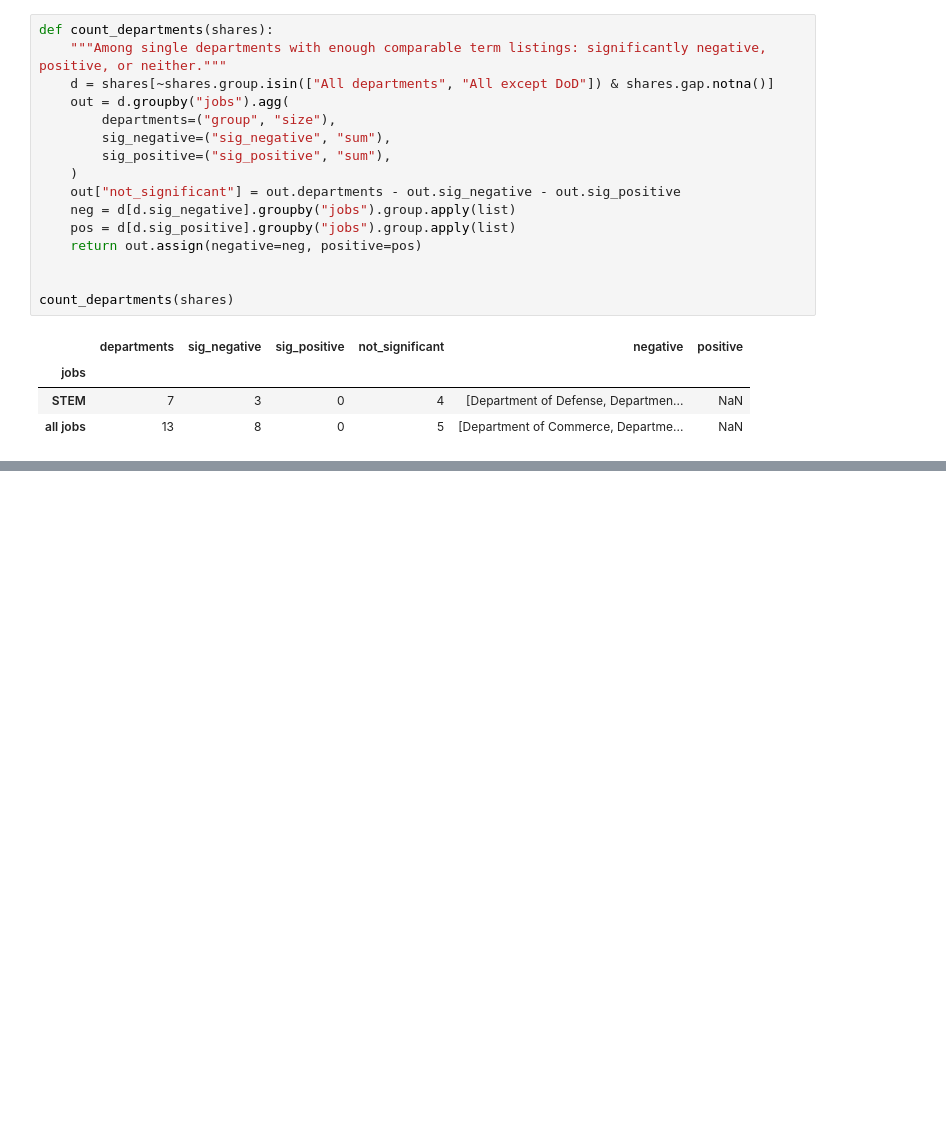
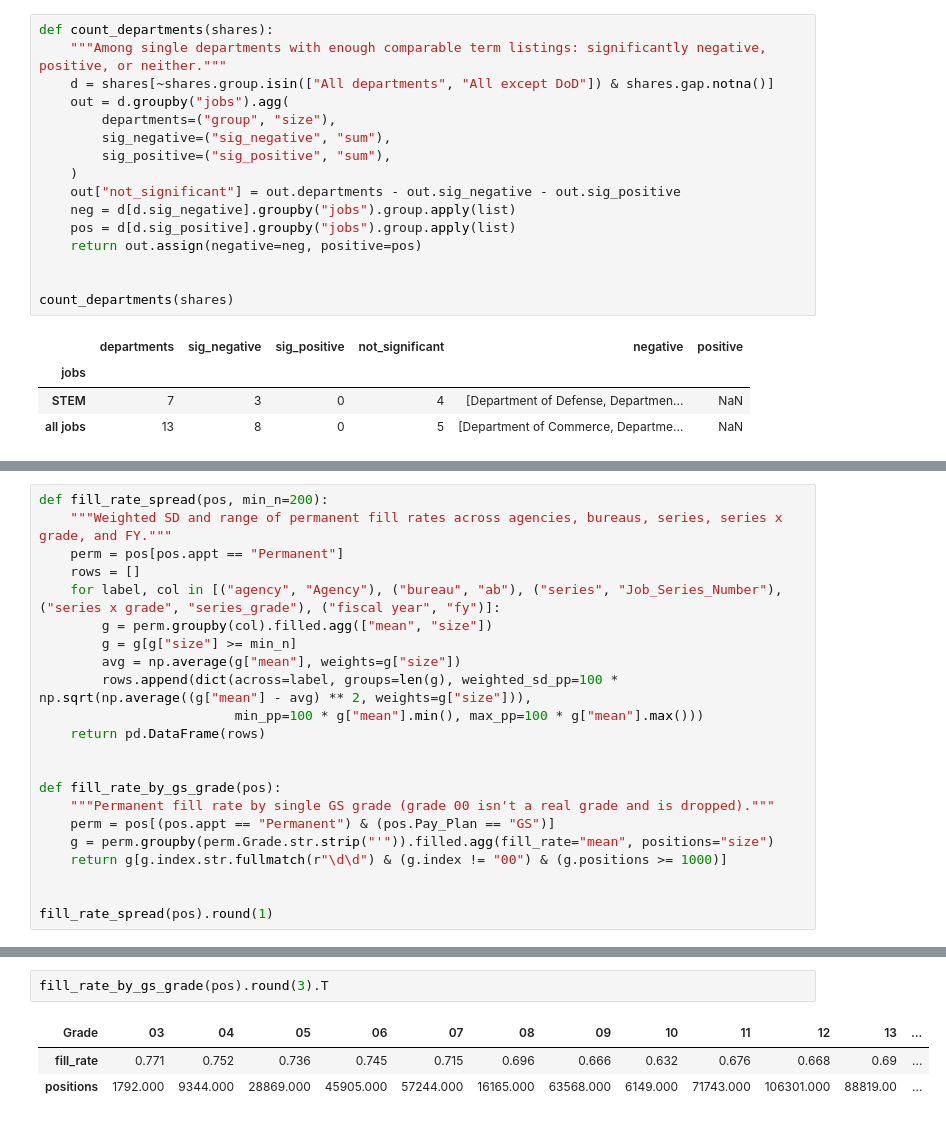
Before and after one commit to abigailhaddad/2210, a Jupyter notebook: hiring_outcomes_analysis.ipynb, the cells around one changed output, grey strips where cells are left out. Cells and saved outputs as stored; diff of their text form; blank space fills up the shorter version.

```diff
--- a/hiring_outcomes_analysis.ipynb
+++ b/hiring_outcomes_analysis.ipynb
@@ -376,0 +431,22 @@ count_departments(shares)
+# %%
+def fill_rate_spread(pos, min_n=200):
+    """Weighted SD and range of permanent fill rates across agencies, bureaus, series, series x grade, and FY."""
+    perm = pos[pos.appt == "Permanent"]
+    rows = []
+    for label, col in [("agency", "Agency"), ("bureau", "ab"), ("series", "Job_Series_Number"), ("series x grade", "series_grade"), ("fiscal year", "fy")]:
+        g = perm.groupby(col).filled.agg(["mean", "size"])
+        g = g[g["size"] >= min_n]
+        avg = np.average(g["mean"], weights=g["size"])
+        rows.append(dict(across=label, groups=len(g), weighted_sd_pp=100 * np.sqrt(np.average((g["mean"] - avg) ** 2, weights=g["size"])),
+                         min_pp=100 * g["mean"].min(), max_pp=100 * g["mean"].max()))
+    return pd.DataFrame(rows)
+
+
+def fill_rate_by_gs_grade(pos):
+    """Permanent fill rate by single GS grade (grade 00 isn't a real grade and is dropped)."""
+    perm = pos[(pos.appt == "Permanent") & (pos.Pay_Plan == "GS")]
+    g = perm.groupby(perm.Grade.str.strip("'")).filled.agg(fill_rate="mean", positions="size")
+    return g[g.index.str.fullmatch(r"\d\d") & (g.index != "00") & (g.positions >= 1000)]
+
+
+fill_rate_spread(pos).round(1)
@@ -376,0 +460,6 @@ count_departments(shares)
+# %%
+fill_rate_by_gs_grade(pos).round(3).T
+# %% [output]
+| Grade | 03 | 04 | 05 | 06 | 07 | 08 | 09 | 10 | 11 | 12 | 13 | ... |
+| fill_rate | 0.771 | 0.752 | 0.736 | 0.745 | 0.715 | 0.696 | 0.666 | 0.632 | 0.676 | 0.668 | 0.69 | ... |
+| positions | 1792.000 | 9344.000 | 28869.000 | 45905.000 | 57244.000 | 16165.000 | 63568.000 | 6149.000 | 71743.000 | 106301.000 | 88819.00 | ... |
```
Also changed, not shown: parts of 5 cells of this notebook.
